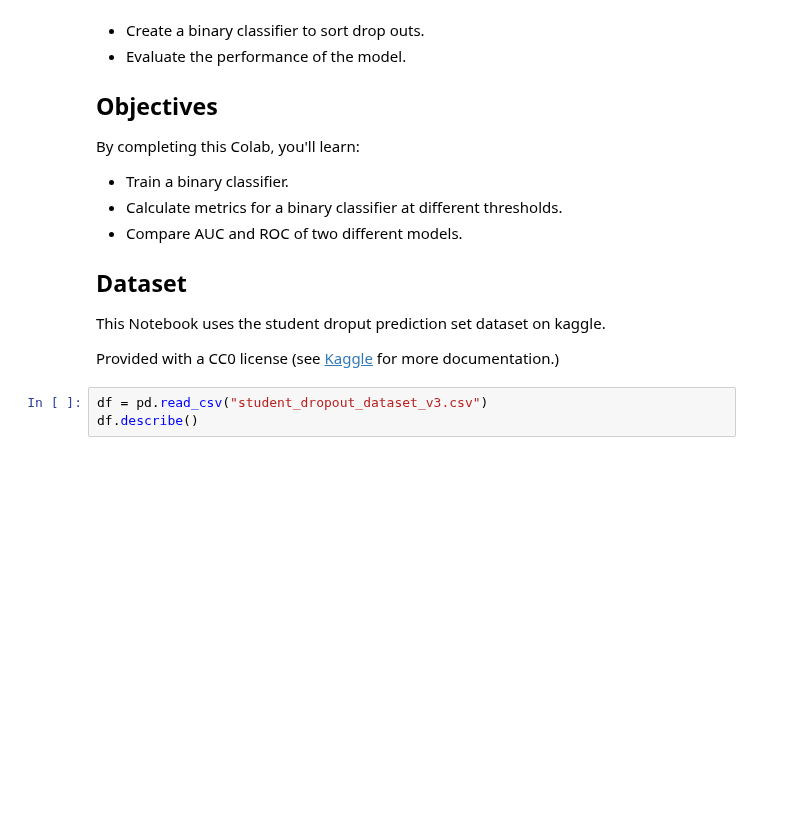
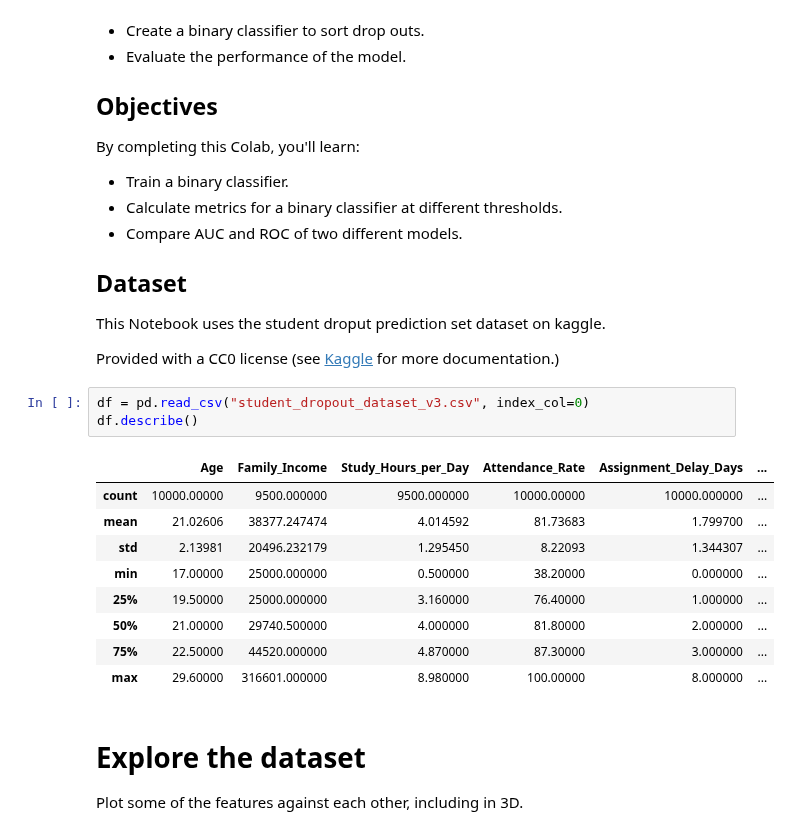
Before and after one commit to mothibimalebana/drop-out-classification, a Jupyter notebook: main.ipynb, the cells around one changed output. Saved outputs shown, nothing was run; the diff lists cells and outputs as text; blank space fills up the shorter version.

Commit message:
Add Explore dataset

```diff
--- a/main.ipynb
+++ b/main.ipynb
@@ -28,5 +29,19 @@ This Notebook uses the student droput prediction set dataset on kaggle.
 
 Provided with a CC0 license (see [Kaggle](https://www.kaggle.com/datasets/meharshanali/student-dropout-prediction-dataset) for more documentation.)
 # %%
-df = pd.read_csv("student_dropout_dataset_v3.csv")
+df = pd.read_csv("student_dropout_dataset_v3.csv", index_col=0)
 df.describe()
+# %% [output]
+|  | Age | Family_Income | Study_Hours_per_Day | Attendance_Rate | Assignment_Delay_Days | ... |
+| count | 10000.00000 | 9500.000000 | 9500.000000 | 10000.00000 | 10000.000000 | ... |
+| mean | 21.02606 | 38377.247474 | 4.014592 | 81.73683 | 1.799700 | ... |
+| std | 2.13981 | 20496.232179 | 1.295450 | 8.22093 | 1.344307 | ... |
+| min | 17.00000 | 25000.000000 | 0.500000 | 38.20000 | 0.000000 | ... |
+| 25% | 19.50000 | 25000.000000 | 3.160000 | 76.40000 | 1.000000 | ... |
+| 50% | 21.00000 | 29740.500000 | 4.000000 | 81.80000 | 2.000000 | ... |
+| 75% | 22.50000 | 44520.000000 | 4.870000 | 87.30000 | 3.000000 | ... |
+| max | 29.60000 | 316601.000000 | 8.980000 | 100.00000 | 8.000000 | ... |
+# %% [markdown]
+# Explore the dataset
+
+Plot some of the features against each other, including in 3D.
```
Also changed, not shown: parts of 2 cells of this notebook.
